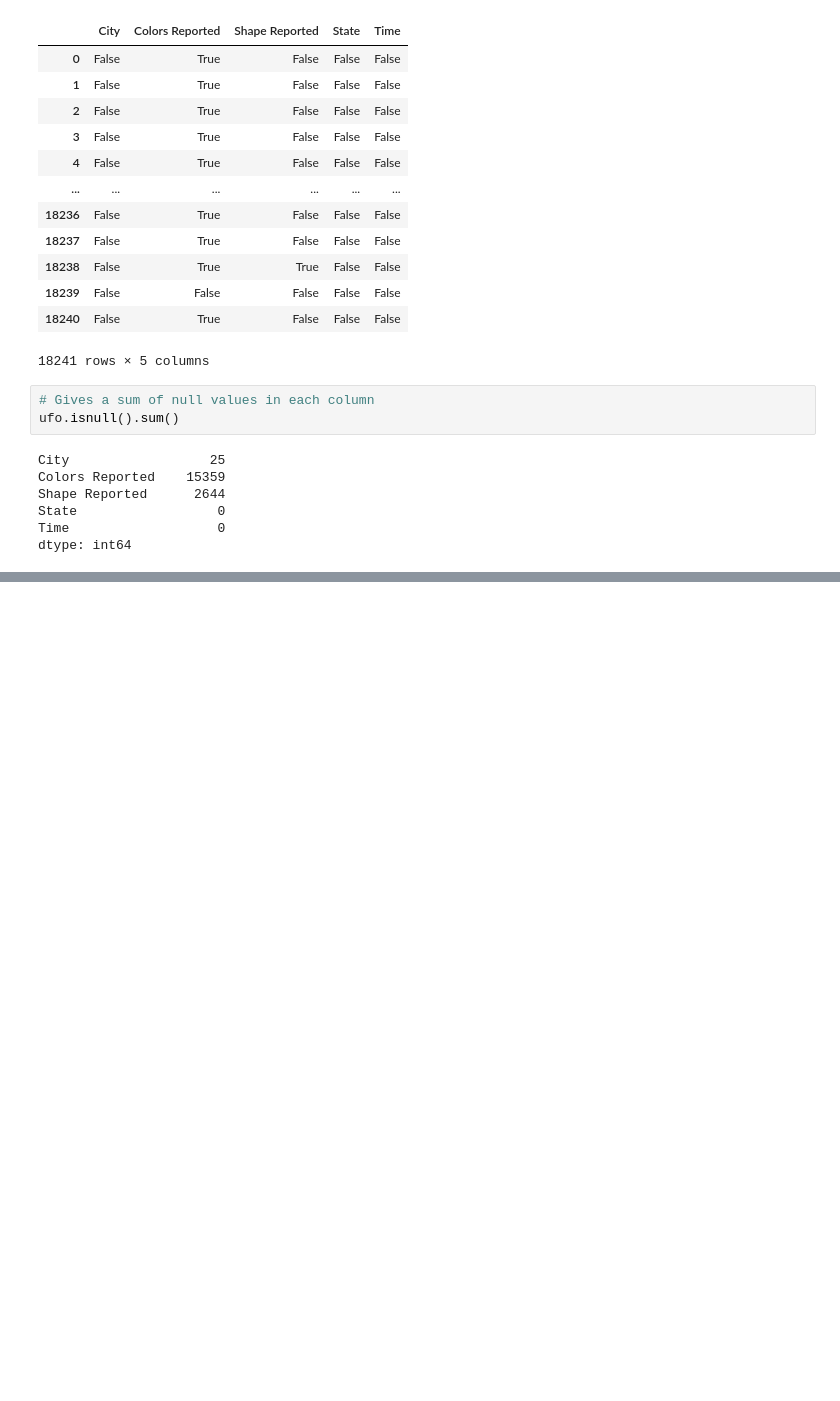
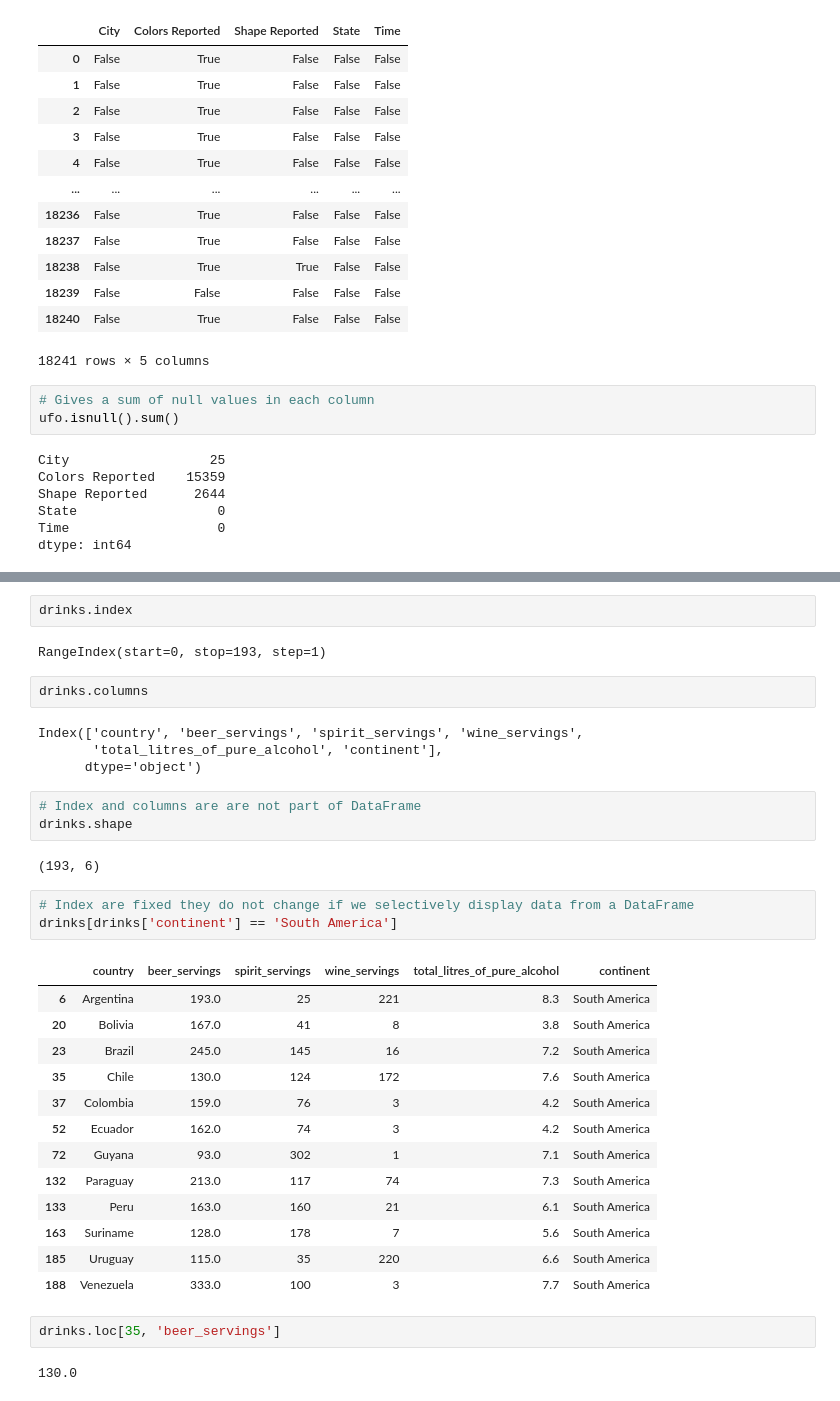
Before and after one commit to monisakhtar/ML, a Jupyter notebook: Pandas.ipynb, the cells around one changed output, grey strips where cells are left out. Drawn from its saved outputs; the diff is of its cells as text; blank space fills up the shorter version.

```diff
--- a/Pandas.ipynb
+++ b/Pandas.ipynb
@@ -1016,0 +1144,36 @@ dtype: int64
+# %%
+drinks.index
+# %% [output]
+RangeIndex(start=0, stop=193, step=1)
+# %%
+drinks.columns
+# %% [output]
+Index(['country', 'beer_servings', 'spirit_servings', 'wine_servings',
+       'total_litres_of_pure_alcohol', 'continent'],
+      dtype='object')
+# %%
+# Index and columns are are not part of DataFrame
+drinks.shape
+# %% [output]
+(193, 6)
+# %%
+# Index are fixed they do not change if we selectively display data from a DataFrame
+drinks[drinks['continent'] == 'South America']
+# %% [output]
+|  | country | beer_servings | spirit_servings | wine_servings | total_litres_of_pure_alcohol | continent |
+| 6 | Argentina | 193.0 | 25 | 221 | 8.3 | South America |
+| 20 | Bolivia | 167.0 | 41 | 8 | 3.8 | South America |
+| 23 | Brazil | 245.0 | 145 | 16 | 7.2 | South America |
+| 35 | Chile | 130.0 | 124 | 172 | 7.6 | South America |
+| 37 | Colombia | 159.0 | 76 | 3 | 4.2 | South America |
+| 52 | Ecuador | 162.0 | 74 | 3 | 4.2 | South America |
+| 72 | Guyana | 93.0 | 302 | 1 | 7.1 | South America |
+| 132 | Paraguay | 213.0 | 117 | 74 | 7.3 | South America |
+| 133 | Peru | 163.0 | 160 | 21 | 6.1 | South America |
+| 163 | Suriname | 128.0 | 178 | 7 | 5.6 | South America |
+| 185 | Uruguay | 115.0 | 35 | 220 | 6.6 | South America |
+| 188 | Venezuela | 333.0 | 100 | 3 | 7.7 | South America |
+# %%
+drinks.loc[35, 'beer_servings']
+# %% [output]
+130.0
```
Also changed, not shown: parts of 32 cells of this notebook.
